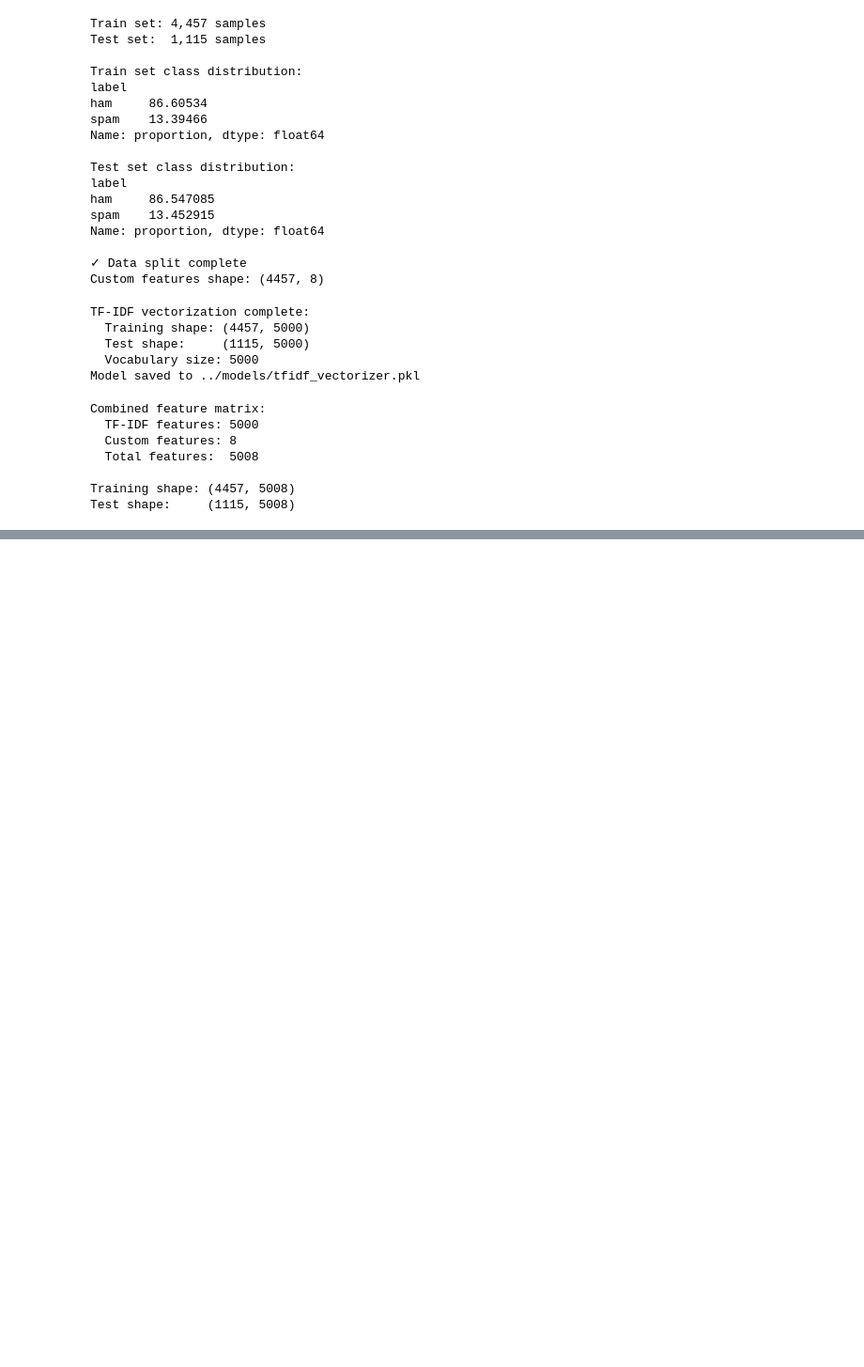
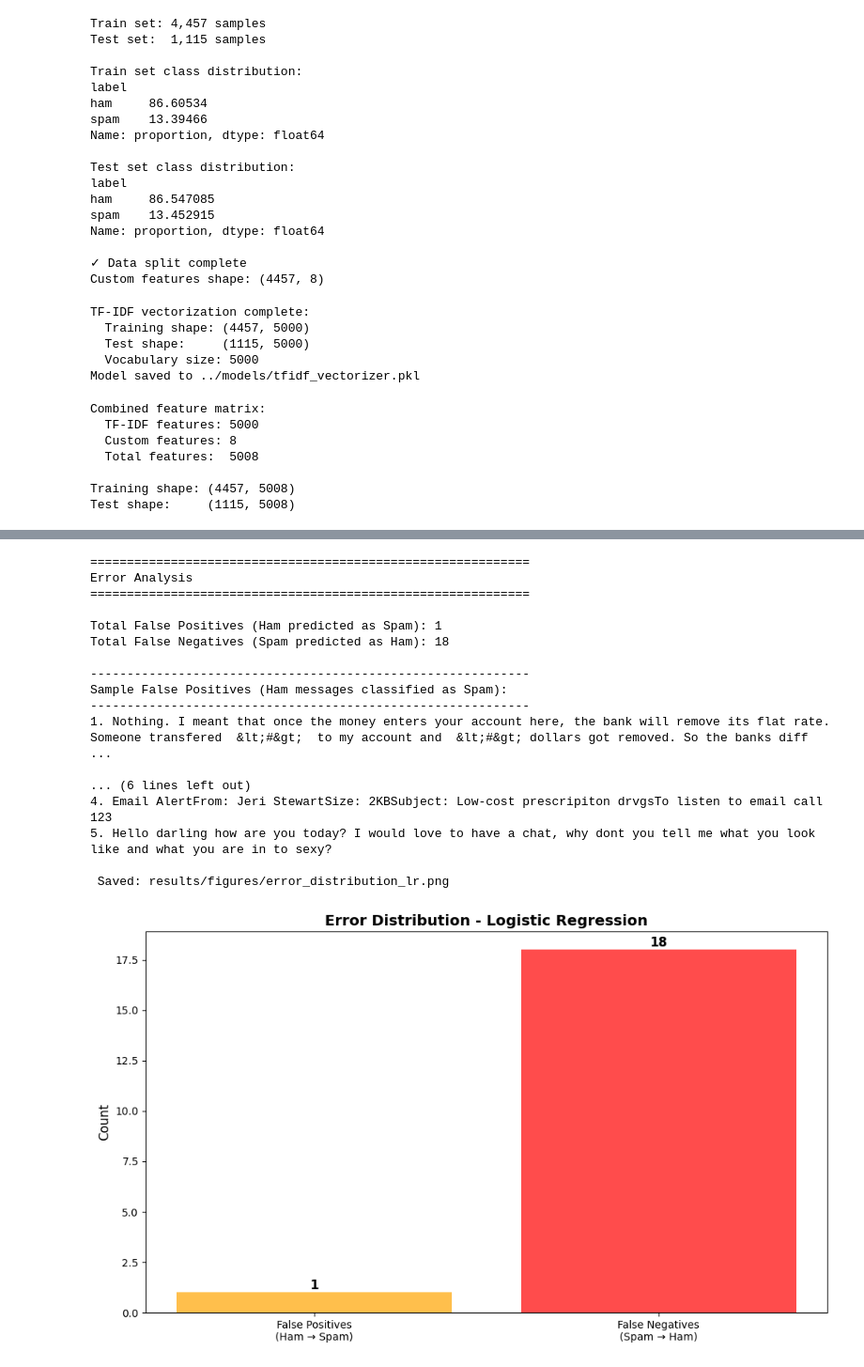
Before and after one commit to gnpthbalaji/ham_vs_spam_text_classification, a Jupyter notebook: notebooks/02.ham_spam_main.ipynb, the cells around one changed output, grey strips where cells are left out. Shown at 94% size. Cells and saved outputs as stored; diff of their text form; code cells hidden in the pictures; blank space fills up the shorter version.

```diff
--- a/notebooks/02.ham_spam_main.ipynb
+++ b/notebooks/02.ham_spam_main.ipynb
@@ -329,0 +518,53 @@ Any real model should significantly outperform this baseline.
+# %%
+# Error Analysis for Best Model (Logistic Regression)
+
+errors = analyze_errors(
+    y_test.values,
+    y_pred_lr,
+    test_df['message'].values,
+    n_samples=5
+)
+
+print_error_analysis(errors)
+
+# Visualizing error counts
+fig, ax = plt.subplots(figsize=(10, 6))
+
+error_types = ['False Positives\n(Ham → Spam)', 'False Negatives\n(Spam → Ham)']
+error_counts = [errors['fp_count'], errors['fn_count']]
+colors_err = ['orange', 'red']
+
+bars = ax.bar(error_types, error_counts, color=colors_err, alpha=0.7)
+ax.set_ylabel('Count', fontsize=12)
+ax.set_title('Error Distribution - Logistic Regression', fontsize=14, fontweight='bold')
+
+# Add labels
+for bar, count in zip(bars, error_counts):
+    height = bar.get_height()
+    ax.text(bar.get_x() + bar.get_width()/2., height,
+            f'{int(count)}',
+            ha='center', va='bottom', fontsize=12, fontweight='bold')
+
+plt.tight_layout()
+plt.savefig('../results/figures/error_distribution_lr.png', dpi=300, bbox_inches='tight')
+print("\n Saved: results/figures/error_distribution_lr.png")
+plt.show()
+# %% [output]
+============================================================
+Error Analysis
+============================================================
+
+Total False Positives (Ham predicted as Spam): 1
+Total False Negatives (Spam predicted as Ham): 18
+
+------------------------------------------------------------
+Sample False Positives (Ham messages classified as Spam):
+------------------------------------------------------------
+1. Nothing. I meant that once the money enters your account here, the bank will remove its flat rate. Someone transfered  &lt;#&gt;  to my account and  &lt;#&gt; dollars got removed. So the banks diff ...
+
+... (6 lines left out)
+4. Email AlertFrom: Jeri StewartSize: 2KBSubject: Low-cost prescripiton drvgsTo listen to email call 123
+5. Hello darling how are you today? I would love to have a chat, why dont you tell me what you look like and what you are in to sexy?
+
+ Saved: results/figures/error_distribution_lr.png
+[figure, added]
```
Also changed, not shown: parts of 9 cells of this notebook.
